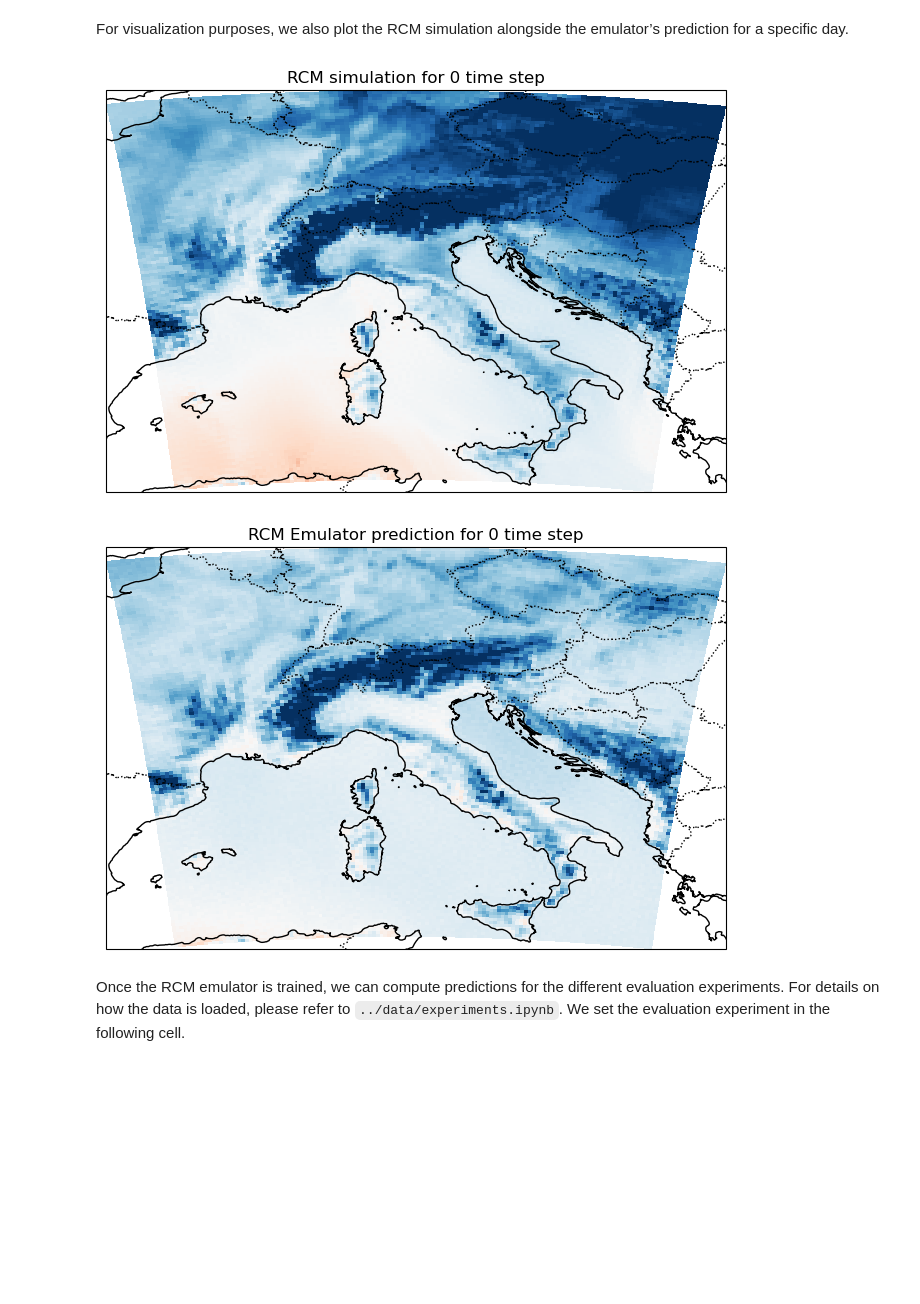
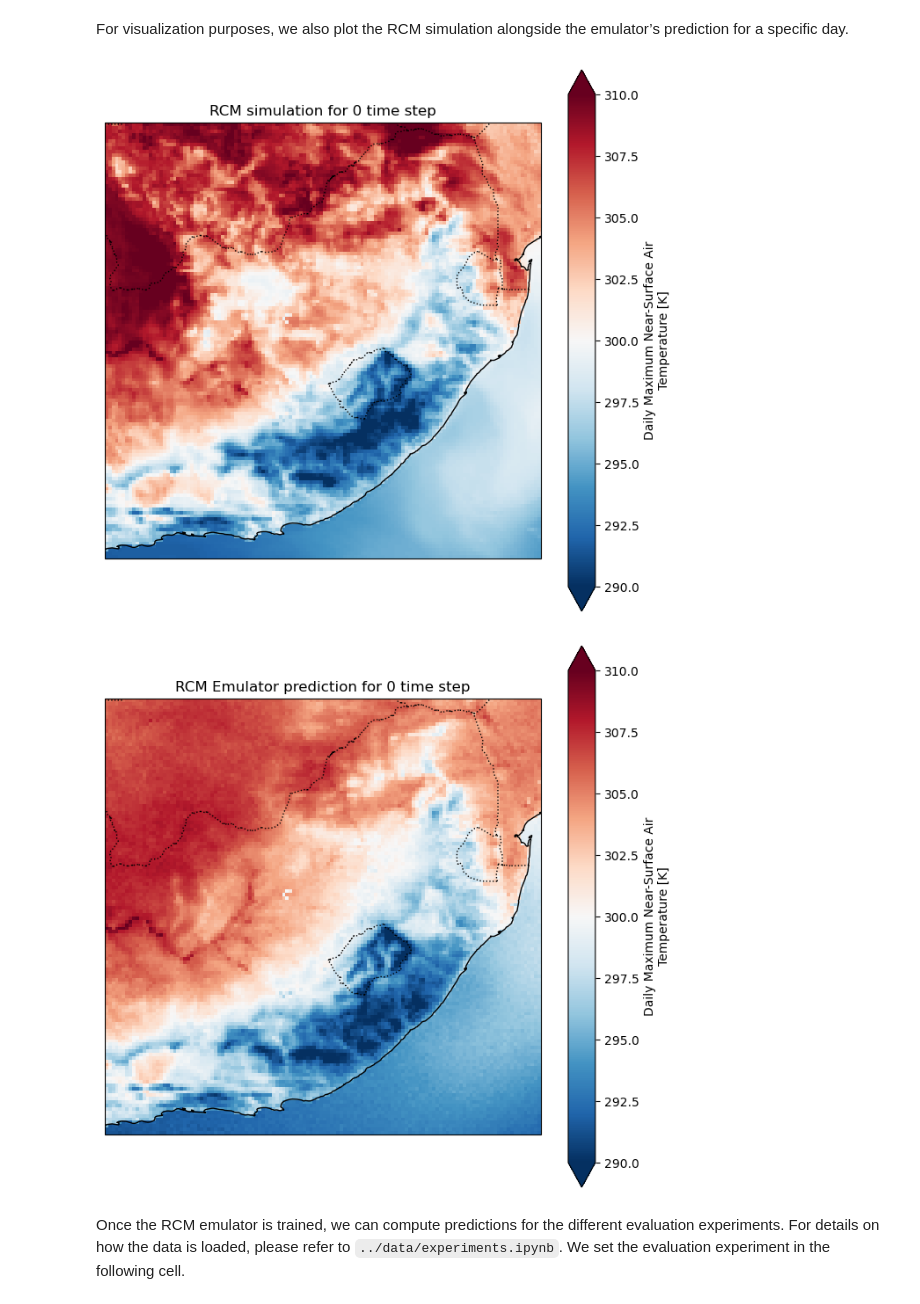
Before and after one commit to jpolz/ml-benchmark-spategan, a Jupyter notebook: training/training.ipynb, the cells around one changed output. Drawn from its saved outputs; the diff is of its cells as text; code cells hidden in the pictures; blank space fills up the shorter version.

Commit message:
first version including data for the SA domain

```diff
--- a/training/training.ipynb
+++ b/training/training.ipynb
@@ -33,7 +33,7 @@ def plot_data_map(data, var_name, domain, vmin, vmax,
     plt.figure(figsize=figsize)
     ax = plt.axes(projection=ccrs.PlateCarree(central_longitude=central_longitude))
 
-    if domain == 'NZ':
+    if (domain == 'NZ') or (domain == 'SA'):
         data[var_name].plot(ax=ax, transform=ccrs.PlateCarree(),
                             vmin=vmin, vmax=vmax,
                             cmap=cmap)
@@ -67,7 +67,7 @@ os.makedirs(MODELS_PATH, exist_ok=True)
 # %% [markdown]
 For this example, we select the NZ domain. (The code, as written, is also valid for the ALPS domain.)
 # %%
-domain = 'ALPS'
+domain = 'SA'
 training_experiment = 'ESD_pseudo_reality'
 # %%
 # Set the period
@@ -389,17 +374,17 @@ For visualization purposes, we also plot the RCM simulation alongside the emulat
 # %%
 time_idx = 0
 
 plot_data_map(data=y_test.isel(time=time_idx), var_name=var_target, domain=domain,
-              vmin=275, vmax=300,
+              vmin=290, vmax=310,
               fig_title=f'RCM simulation for {time_idx} time step', figsize=(8,8), cmap='RdBu_r')
 # %% [output]
-[figure, old version]
+[figure, new version]
 # %%
 plot_data_map(data=y_pred.isel(time=0), var_name=var_target, domain=domain,
-              vmin=275, vmax=300,
+              vmin=290, vmax=310,
               fig_title=f'RCM Emulator prediction for {time_idx} time step', figsize=(8,8), cmap='RdBu_r')
 # %% [output]
-[figure, old version]
+[figure, new version]
 # %% [markdown]
 Once the RCM emulator is trained, we can compute predictions for the different evaluation experiments. For details on how the data is loaded, please refer to `../data/experiments.ipynb`. We set the evaluation experiment in the following cell.
 # %%
```
Also changed, not shown: parts of 11 cells of this notebook, 7 other files.
